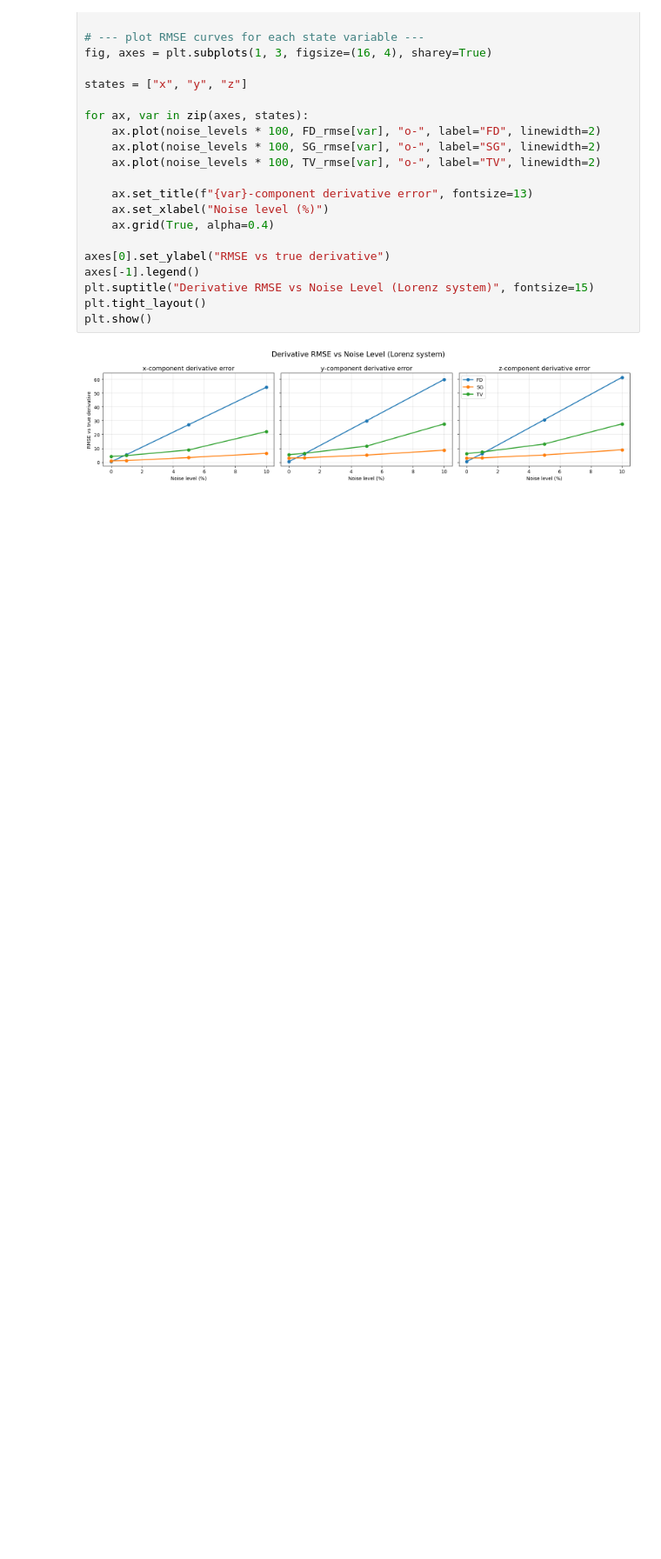
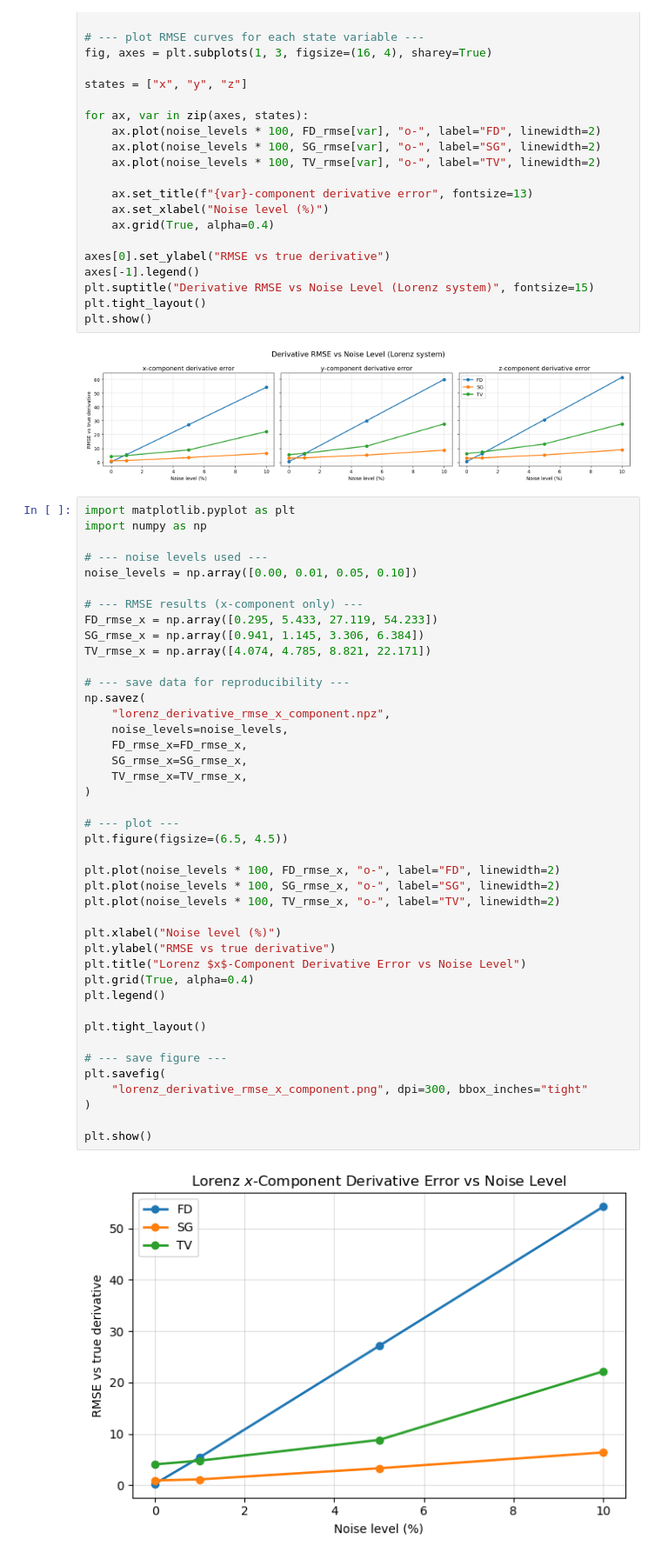
Before and after one commit to bradsaylor/sindy-project, a Jupyter notebook: scratch/derivatives_test.ipynb, the cells around one changed output. Shown at 87% size. Saved outputs shown, nothing was run; the diff lists cells and outputs as text; blank space fills up the shorter version.

Commit message:
Generated further plots for report

```diff
--- a/scratch/derivatives_test.ipynb
+++ b/scratch/derivatives_test.ipynb
@@ -518,3 +518,47 @@ plt.tight_layout()
 plt.show()
 # %% [output]
 [figure]
+# %%
+import matplotlib.pyplot as plt
+import numpy as np
+
+# --- noise levels used ---
+noise_levels = np.array([0.00, 0.01, 0.05, 0.10])
+
+# --- RMSE results (x-component only) ---
+FD_rmse_x = np.array([0.295, 5.433, 27.119, 54.233])
+SG_rmse_x = np.array([0.941, 1.145, 3.306, 6.384])
+TV_rmse_x = np.array([4.074, 4.785, 8.821, 22.171])
+
+# --- save data for reproducibility ---
+np.savez(
+    "lorenz_derivative_rmse_x_component.npz",
+    noise_levels=noise_levels,
+    FD_rmse_x=FD_rmse_x,
+    SG_rmse_x=SG_rmse_x,
+    TV_rmse_x=TV_rmse_x,
+)
+
+# --- plot ---
+plt.figure(figsize=(6.5, 4.5))
+
+plt.plot(noise_levels * 100, FD_rmse_x, "o-", label="FD", linewidth=2)
+plt.plot(noise_levels * 100, SG_rmse_x, "o-", label="SG", linewidth=2)
+plt.plot(noise_levels * 100, TV_rmse_x, "o-", label="TV", linewidth=2)
+
+plt.xlabel("Noise level (%)")
+plt.ylabel("RMSE vs true derivative")
+plt.title("Lorenz $x$-Component Derivative Error vs Noise Level")
+plt.grid(True, alpha=0.4)
+plt.legend()
+
+plt.tight_layout()
+
+# --- save figure ---
+plt.savefig(
+    "lorenz_derivative_rmse_x_component.png", dpi=300, bbox_inches="tight"
+)
+
+plt.show()
+# %% [output]
+[figure, added]
```
Also changed, not shown: 3 other files.
